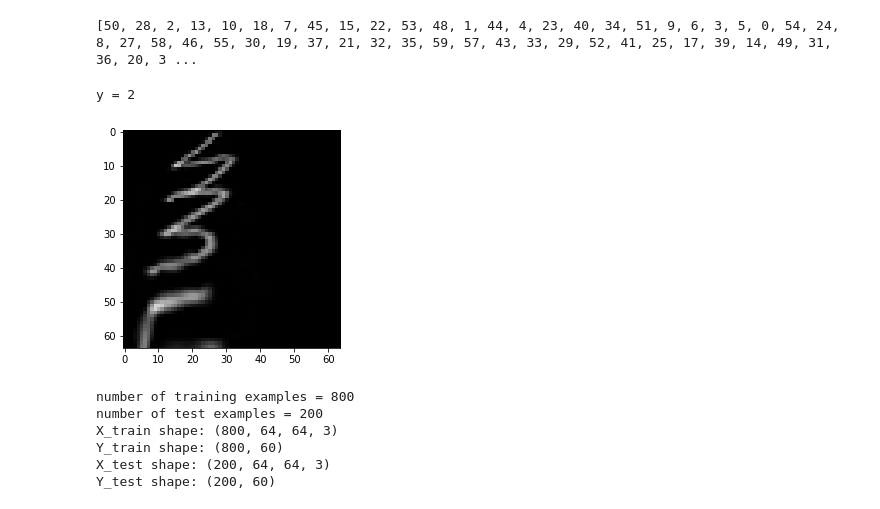
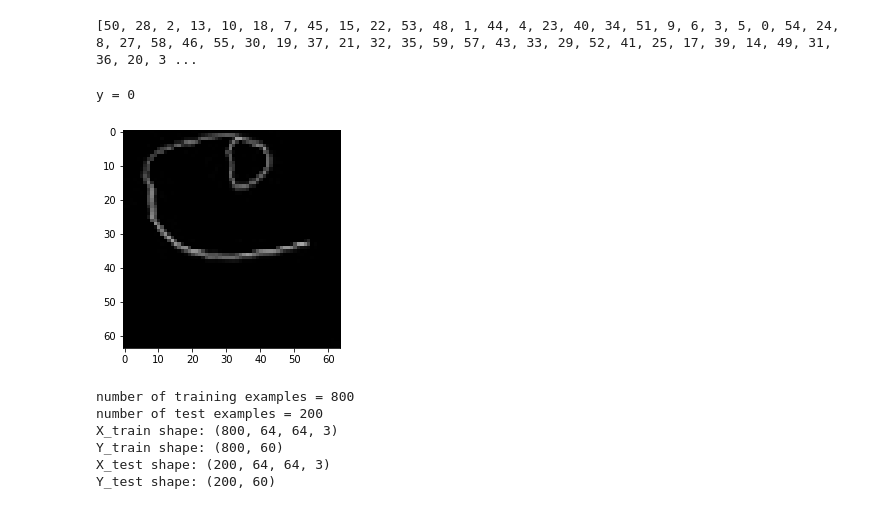
Before and after one commit to rahulkatare/Image-Classification-CNN, a Jupyter notebook: Image_Classification.ipynb, the cells around one changed output. Saved outputs shown, nothing was run; the diff lists cells and outputs as text; code cells hidden in the pictures.

```diff
--- a/Image_Classification.ipynb
+++ b/Image_Classification.ipynb
@@ -48,13 +48,13 @@ print(classes)
 # %%
 # for i in range(len(Y_train_orig[0])):
 #     if Y_train_orig[0][i]==2:
 #         print(i)
-index = 82
+index = 0
 plt.imshow(X_train_orig[index])
 print ("y = " + str(np.squeeze(Y_train_orig[:, index])))
 # %% [output]
-y = 2
+y = 0
-[figure, old version]
+[figure, new version]
 # %%
 def convert_to_one_hot(Y, C):
     Y = np.eye(C)[Y.reshape(-1)].T
```
Also changed, not shown: parts of 2 cells of this notebook.
